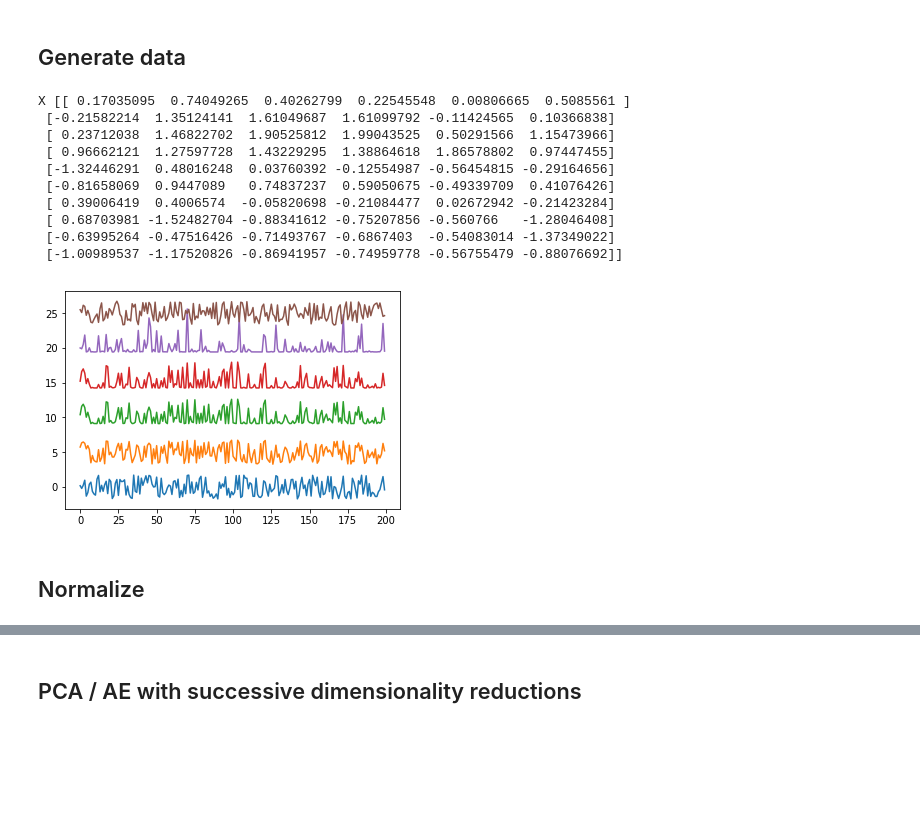
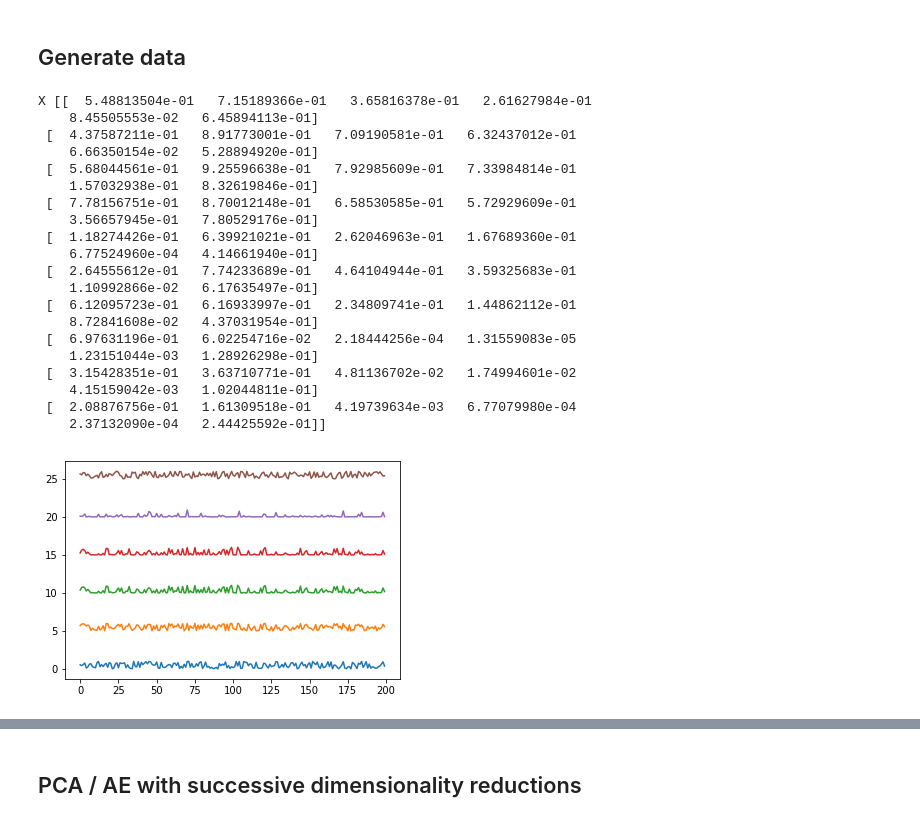
Before and after one commit to shadiakiki1986/test-ml, a Jupyter notebook: t1e1_pca_ae_nonlinear-2-unchained.ipynb, the cells around one changed output, grey strips where cells are left out. Cells and saved outputs as stored; diff of their text form; code cells hidden in the pictures; blank space fills up the shorter version.

Commit message:
fix unchained to use 0-1 data for both PCA and AE + update table in readme

```diff
--- a/t1e1_pca_ae_nonlinear-2-unchained.ipynb
+++ b/t1e1_pca_ae_nonlinear-2-unchained.ipynb
@@ -20,33 +20,43 @@ Using TensorFlow backend.
 # %%
 N=100000
 
 # Try dataset from https://stats.stackexchange.com/questions/190148/autoencoder-pca-tensorflow?rq=1
 from sklearn.preprocessing import scale
 def data1(n_samples:int=2000, n_features:int=5):
     # n_samples, n_features = 2000, 5
     X = np.random.uniform(0, 1, (n_samples, n_features))
     X[:, 2] = X[:, 1]**3
     X[:, 3] = X[:, 1]*X[:, 2]
     X[:, 4] = X[:,1]**2 * X[:, 0]**3
-    X = scale(X)
+    # auto-encoders need [0-1] range data
+    # If PCA input is (mean=0,std=1) and AE is [0-1], MSE is incomparable
+    # X = scale(X)
     return X
 
 X = data1(N,6)
 
 print('X',X[0:10,:])
 
 utils.myPlot(X)
 # %% [output]
-X [[ 0.17035095  0.74049265  0.40262799  0.22545548  0.00806665  0.5085561 ]
- [-0.21582214  1.35124141  1.61049687  1.61099792 -0.11424565  0.10366838]
- [ 0.23712038  1.46822702  1.90525812  1.99043525  0.50291566  1.15473966]
- [ 0.96662121  1.27597728  1.43229295  1.38864618  1.86578802  0.97447455]
- [-1.32446291  0.48016248  0.03760392 -0.12554987 -0.56454815 -0.29164656]
- [-0.81658069  0.9447089   0.74837237  0.59050675 -0.49339709  0.41076426]
- [ 0.39006419  0.4006574  -0.05820698 -0.21084477  0.02672942 -0.21423284]
- [ 0.68703981 -1.52482704 -0.88341612 -0.75207856 -0.560766   -1.28046408]
- [-0.63995264 -0.47516426 -0.71493767 -0.6867403  -0.54083014 -1.37349022]
- [-1.00989537 -1.17520826 -0.86941957 -0.74959778 -0.56755479 -0.88076692]]
+X [[  5.48813504e-01   7.15189366e-01   3.65816378e-01   2.61627984e-01
+    8.45505553e-02   6.45894113e-01]
+ [  4.37587211e-01   8.91773001e-01   7.09190581e-01   6.32437012e-01
+    6.66350154e-02   5.28894920e-01]
+ [  5.68044561e-01   9.25596638e-01   7.92985609e-01   7.33984814e-01
+    1.57032938e-01   8.32619846e-01]
+ [  7.78156751e-01   8.70012148e-01   6.58530585e-01   5.72929609e-01
+    3.56657945e-01   7.80529176e-01]
+ [  1.18274426e-01   6.39921021e-01   2.62046963e-01   1.67689360e-01
+    6.77524960e-04   4.14661940e-01]
+ [  2.64555612e-01   7.74233689e-01   4.64104944e-01   3.59325683e-01
+    1.10992866e-02   6.17635497e-01]
+ [  6.12095723e-01   6.16933997e-01   2.34809741e-01   1.44862112e-01
+    8.72841608e-02   4.37031954e-01]
+ [  6.97631196e-01   6.02254716e-02   2.18444256e-04   1.31559083e-05
+    1.23151044e-03   1.28926298e-01]
+ [  3.15428351e-01   3.63710771e-01   4.81136702e-02   1.74994601e-02
+    4.15159042e-03   1.02044811e-01]
+ [  2.08876756e-01   1.61309518e-01   4.19739634e-03   6.77079980e-04
+    2.37132090e-04   2.44425592e-01]]
-[figure, old version]
+[figure, new version]
-# %% [markdown]
-## Normalize
```
Also changed, not shown: parts of 3 cells of this notebook, 1 other file.
